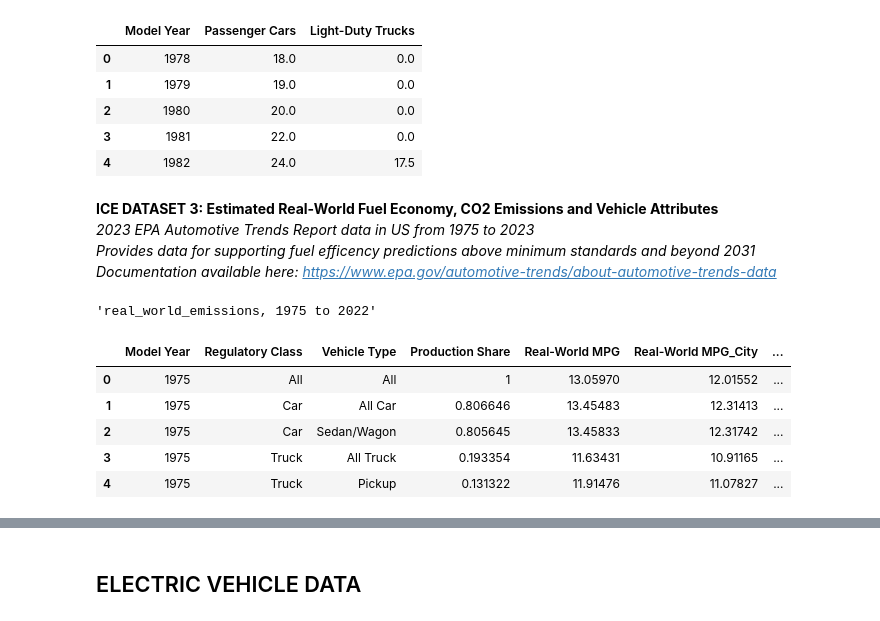
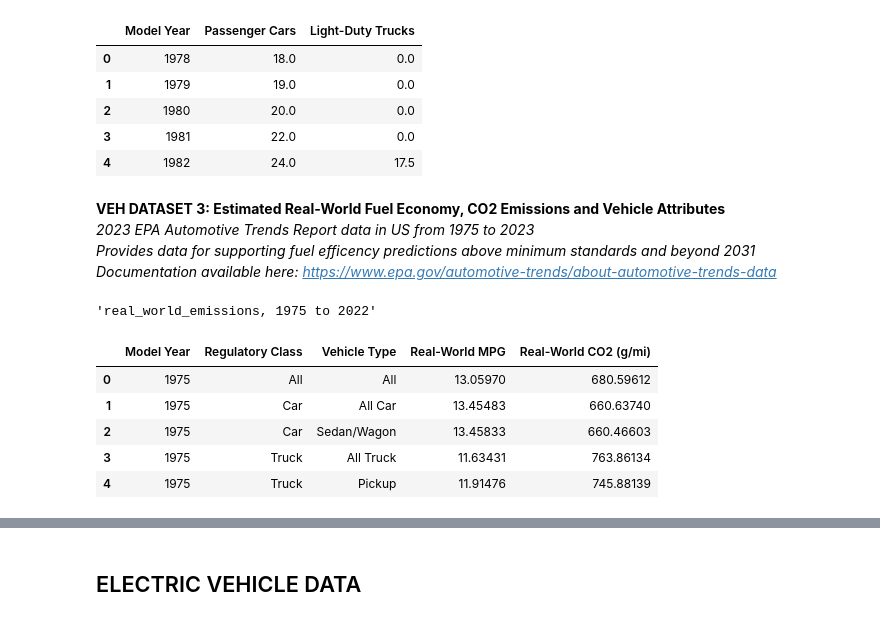
Before and after one commit to jbondAI/AI_Project_2, a Jupyter notebook: ev_and_ice_vehicle_datasets.ipynb, the cells around one changed output, grey strips where cells are left out. Saved outputs shown, nothing was run; the diff lists cells and outputs as text; code cells hidden in the pictures.

Commit message:
Data and modeling updates
Added vehicle sales data to vehicle dataset notebook, and updated modeling notebook with some initial prediction code

```diff
--- a/ev_and_ice_vehicle_datasets.ipynb
+++ b/ev_and_ice_vehicle_datasets.ipynb
@@ -56,26 +96,34 @@ display(vehicle_emission_standards.head(5))
 | 3 | 1981 | 22.0 | 0.0 |
 | 4 | 1982 | 24.0 | 17.5 |
 # %% [markdown]
-**ICE DATASET 3: Estimated Real-World Fuel Economy, CO2 Emissions and Vehicle Attributes** \
+**VEH DATASET 3: Estimated Real-World Fuel Economy, CO2 Emissions and Vehicle Attributes** \
 _2023 EPA Automotive Trends Report data in US from 1975 to 2023\
 Provides data for supporting fuel efficency predictions above minimum standards and beyond 2031 \
 Documentation available here: https://www.epa.gov/automotive-trends/about-automotive-trends-data_
 # %%
 # Reads the CSV file, skipping the first 3 rows and using the 4th row as header
-real_world_emissions = pd.read_csv("Resources/estimated_real_world_fuel_economy (1975 to 2022).csv")
+real_world_emissions = pd.read_csv("Resources/estimated_real_world_fuel_economy (1975 to 2022).csv", parse_dates=['Model Year'])
 
-# Replaces missing values with 0
+# Replaces missing values with 0 and filters for all vehicle emissions
 real_world_emissions.fillna(0,inplace=True)
 
+#Filters emissions for all (aggreggated) type and drops unndeded columns
+real_world_emissions_all = real_world_emissions[(real_world_emissions['Vehicle Type'] == 'All')].copy().reset_index(drop=True)
+
+real_world_emissions.drop(columns = ['Production Share', 'Real-World MPG_City', 'Real-World MPG_Hwy',
+                                         'Real-World CO2_City (g/mi)', 'Real-World CO2_Hwy (g/mi)',
+                                         'Weight (lbs)','Horsepower (HP)', 'Footprint (sq. ft.)'],
+                                        axis = 1, inplace = True)
+
+
 # Display the first 5 rows
-
 display('real_world_emissions, 1975 to 2022')
 display(real_world_emissions.head(5))
 # %% [output]
 'real_world_emissions, 1975 to 2022'
-|  | Model Year | Regulatory Class | Vehicle Type | Production Share | Real-World MPG | Real-World MPG_City | ... |
-| 0 | 1975 | All | All | 1 | 13.05970 | 12.01552 | ... |
-| 1 | 1975 | Car | All Car | 0.806646 | 13.45483 | 12.31413 | ... |
-| 2 | 1975 | Car | Sedan/Wagon | 0.805645 | 13.45833 | 12.31742 | ... |
-| 3 | 1975 | Truck | All Truck | 0.193354 | 11.63431 | 10.91165 | ... |
-| 4 | 1975 | Truck | Pickup | 0.131322 | 11.91476 | 11.07827 | ... |
+|  | Model Year | Regulatory Class | Vehicle Type | Real-World MPG | Real-World CO2 (g/mi) |
+| 0 | 1975 | All | All | 13.05970 | 680.59612 |
+| 1 | 1975 | Car | All Car | 13.45483 | 660.63740 |
+| 2 | 1975 | Car | Sedan/Wagon | 13.45833 | 660.46603 |
+| 3 | 1975 | Truck | All Truck | 11.63431 | 763.86134 |
+| 4 | 1975 | Truck | Pickup | 11.91476 | 745.88139 |
```
Also changed, not shown: parts of 7 cells of this notebook, 6 other files.
